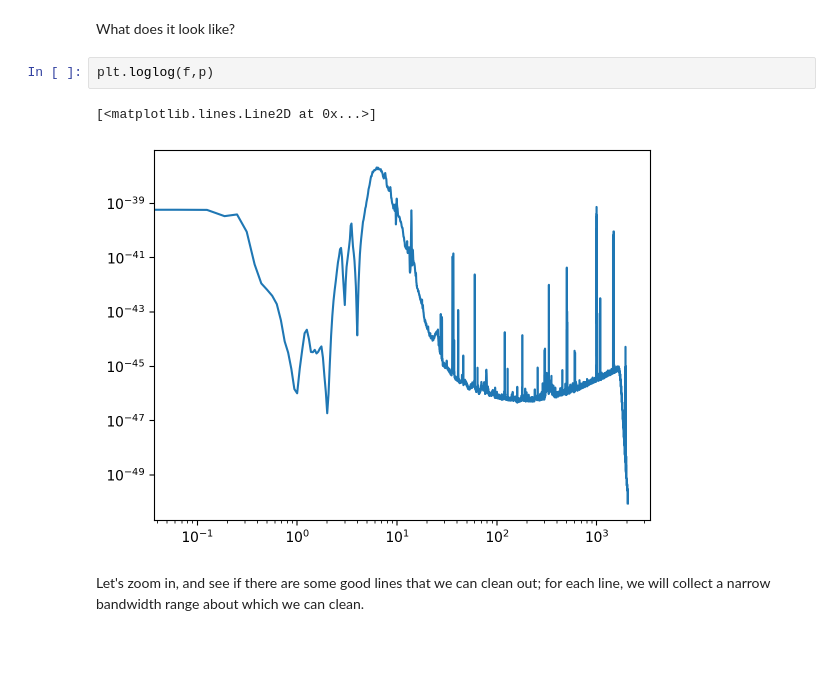
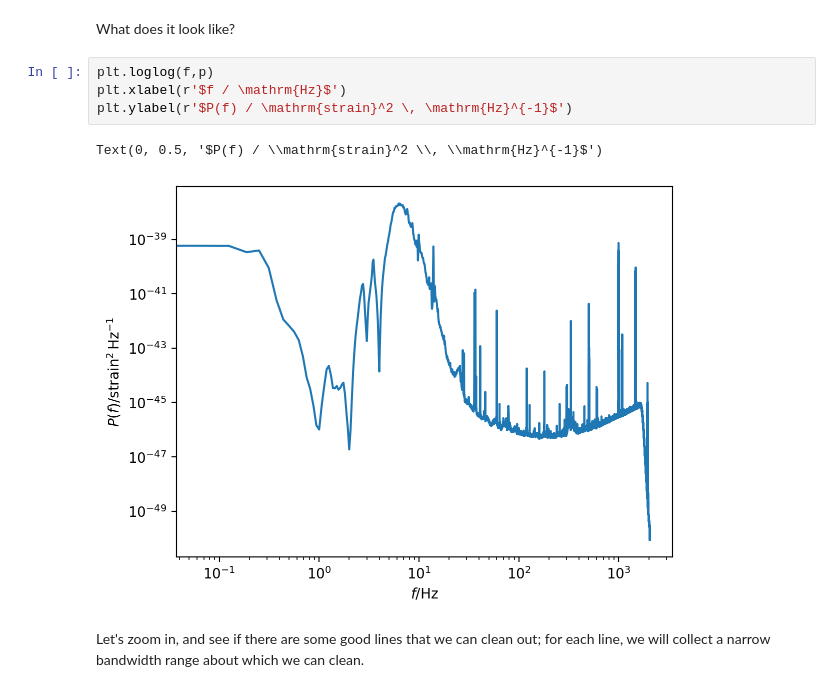
Before and after one commit to farr/LineCleaner, a Jupyter notebook: LineCleaner.ipynb, the cells around one changed output. Cells and saved outputs as stored; diff of their text form; blank space fills up the shorter version.

```diff
--- a/LineCleaner.ipynb
+++ b/LineCleaner.ipynb
@@ -48,11 +48,13 @@ psd_seglen = 16
 f, p = sig.welch(strain_data, fs=srate, nperseg=psd_seglen*srate, average='median')
 # %% [markdown]
 What does it look like?
-# %%
-plt.loglog(f,p)
-# %% [output]
-[<matplotlib.lines.Line2D at 0x...>]
-[figure, removed]
+# %%
+plt.loglog(f,p)
+plt.xlabel(r'$f / \mathrm{Hz}$')
+plt.ylabel(r'$P(f) / \mathrm{strain}^2 \, \mathrm{Hz}^{-1}$')
+# %% [output]
+Text(0, 0.5, '$P(f) / \\mathrm{strain}^2 \\, \\mathrm{Hz}^{-1}$')
+[figure, added]
 # %% [markdown]
 Let's zoom in, and see if there are some good lines that we can clean out; for each line, we will collect a narrow bandwidth range about which we can clean.
 # %%
```
Also changed, not shown: parts of 3 cells of this notebook, 1 other file.
